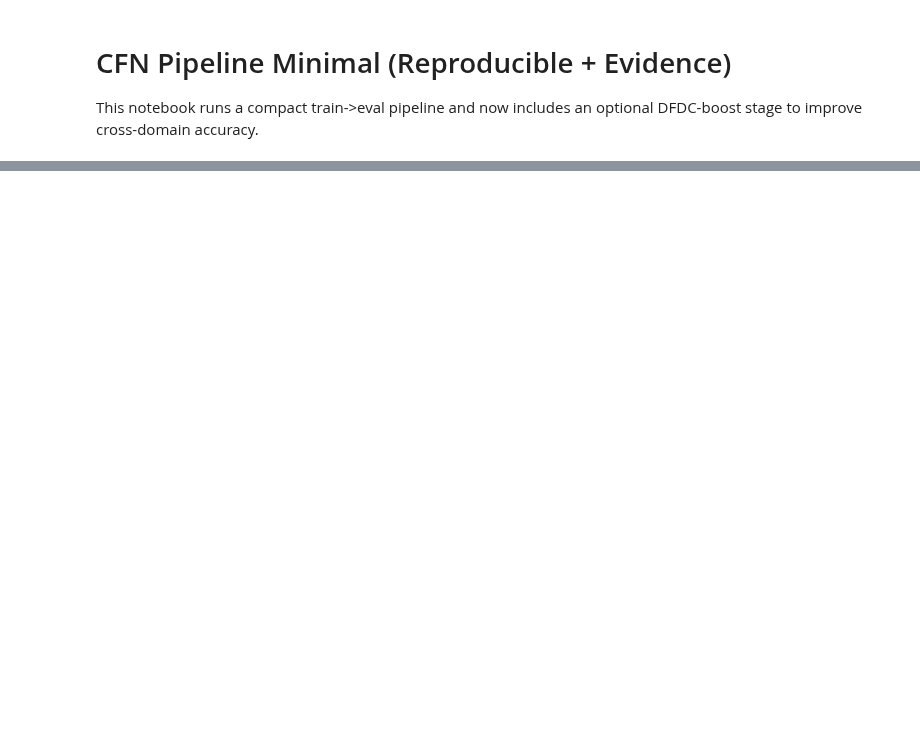
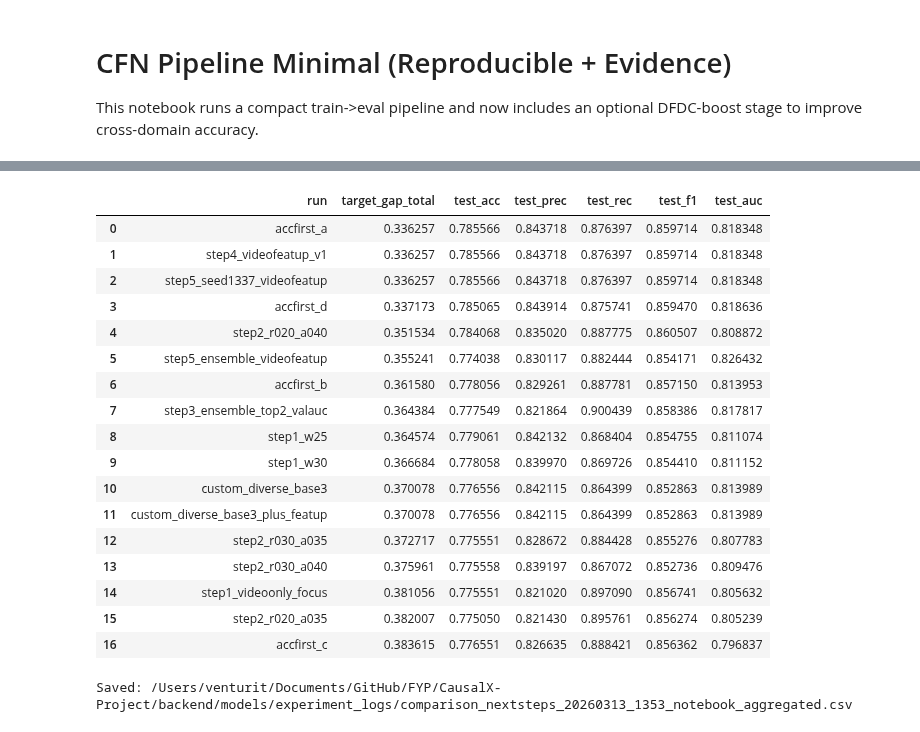
Before and after one commit to UmeshaSamarakoon/FYP, a Jupyter notebook: CausalX-Project/backend/notebooks/CFN_pipeline_min.ipynb, the cells around one changed output, grey strips where cells are left out. Cells and saved outputs as stored; diff of their text form; code cells hidden in the pictures; blank space fills up the shorter version.

Commit message:
Notebook files for improving accuracy for in-dataset evaluation on FakeAVCeleb dataset and techniques to test dfdc for cross-data validation

```diff
--- a/CausalX-Project/backend/notebooks/CFN_pipeline_min.ipynb
+++ b/CausalX-Project/backend/notebooks/CFN_pipeline_min.ipynb
@@ -250,0 +1248,80 @@ print('CFN_CALIBRATOR_THRESH=', os.environ['CFN_CALIBRATOR_THRESH'])
+# %%
+import json
+from pathlib import Path
+from datetime import datetime
+import pandas as pd
+
+targets = UPDATED_TARGETS
+
+logs_root = BACKEND_ROOT / 'models' / 'experiment_logs'
+
+def latest_file(pattern):
+    matches = sorted(logs_root.glob(pattern), key=lambda p: p.stat().st_mtime, reverse=True)
+    return matches[0] if matches else None
+
+summary_paths = {
+    # Accuracy-first runs
+    'accfirst_a': latest_file('fakeav_mrdf5cv_accfirst_a_*/cv_summary.json'),
+    'accfirst_b': latest_file('fakeav_mrdf5cv_accfirst_b_*/cv_summary.json'),
+    'accfirst_c': latest_file('fakeav_mrdf5cv_accfirst_c_*/cv_summary.json'),
+    'accfirst_d': latest_file('fakeav_mrdf5cv_accfirst_d_*/cv_summary.json'),
+
+    # Earlier stepwise runs
+    'step1_videoonly_focus': latest_file('fakeav_mrdf5cv_step1_videoonly_focus_*/cv_summary.json'),
+    'step1_w25': latest_file('fakeav_mrdf5cv_step1_aucrecov_w25_*/cv_summary.json'),
+    'step1_w30': latest_file('fakeav_mrdf5cv_step1_aucrecov_w30_*/cv_summary.json'),
+    'step2_r020_a035': latest_file('fakeav_mrdf5cv_step2_r020_a035_*/cv_summary.json'),
+    'step2_r020_a040': latest_file('fakeav_mrdf5cv_step2_r020_a040_*/cv_summary.json'),
+    'step2_r030_a035': latest_file('fakeav_mrdf5cv_step2_r030_a035_*/cv_summary.json'),
+    'step2_r030_a040': latest_file('fakeav_mrdf5cv_step2_r030_a040_*/cv_summary.json'),
+    'step3_ensemble_top2_valauc': latest_file('fakeav_mrdf5cv_step3_top2valauc_multiseed_*/ensemble_summary.json'),
+    'step4_videofeatup_v1': latest_file('fakeav_mrdf5cv_step4_videofeatup_v1_*/cv_summary.json'),
+    'step5_ensemble_videofeatup': latest_file('fakeav_mrdf5cv_step5_videofeatup_multiseed_multiseed_*/ensemble_summary.json'),
+    'step5_seed1337_videofeatup': latest_file('fakeav_mrdf5cv_step5_videofeatup_multiseed_s1337_*/cv_summary.json'),
+
+    # Custom ensembles
+    'custom_diverse_base3': latest_file('custom_diverse_ensemble_base3_*/ensemble_summary.json'),
+    'custom_diverse_base3_plus_featup': latest_file('custom_diverse_ensemble_base3_plus_featup_*/ensemble_summary.json'),
+}
+
+rows = []
+for name, p in summary_paths.items():
+    if p is None or not Path(p).exists():
+        continue
+    obj = json.loads(Path(p).read_text())
+    cv = obj.get('cv_metrics', {})
+    row = {'run': name, 'summary_path': str(p)}
+    for metric in ['test_acc', 'test_prec', 'test_rec', 'test_f1', 'test_auc']:
+        row[metric] = float(cv.get(metric, {}).get('mean', float('nan')))
+    row['target_gap_total'] = sum(max(0.0, targets[m] - row[m]) for m in targets)
+    rows.append(row)
+
+if not rows:
+    print('No summaries found.')
+else:
+    comp = pd.DataFrame(rows).sort_values(['target_gap_total', 'test_auc', 'test_acc'], ascending=[True, False, False]).reset_index(drop=True)
+    display(comp[['run', 'target_gap_total', 'test_acc', 'test_prec', 'test_rec', 'test_f1', 'test_auc']])
+    ts = datetime.now().strftime('%Y%m%d_%H%M')
+    out = BACKEND_ROOT / 'models/experiment_logs' / f'comparison_nextsteps_{ts}_notebook_aggregated.csv'
+    comp.to_csv(out, index=False)
+    print('Saved:', out)
+# %% [output]
+|  | run | target_gap_total | test_acc | test_prec | test_rec | test_f1 | test_auc |
+| 0 | accfirst_a | 0.336257 | 0.785566 | 0.843718 | 0.876397 | 0.859714 | 0.818348 |
+| 1 | step4_videofeatup_v1 | 0.336257 | 0.785566 | 0.843718 | 0.876397 | 0.859714 | 0.818348 |
+| 2 | step5_seed1337_videofeatup | 0.336257 | 0.785566 | 0.843718 | 0.876397 | 0.859714 | 0.818348 |
+| 3 | accfirst_d | 0.337173 | 0.785065 | 0.843914 | 0.875741 | 0.859470 | 0.818636 |
+| 4 | step2_r020_a040 | 0.351534 | 0.784068 | 0.835020 | 0.887775 | 0.860507 | 0.808872 |
+| 5 | step5_ensemble_videofeatup | 0.355241 | 0.774038 | 0.830117 | 0.882444 | 0.854171 | 0.826432 |
+| 6 | accfirst_b | 0.361580 | 0.778056 | 0.829261 | 0.887781 | 0.857150 | 0.813953 |
+| 7 | step3_ensemble_top2_valauc | 0.364384 | 0.777549 | 0.821864 | 0.900439 | 0.858386 | 0.817817 |
+| 8 | step1_w25 | 0.364574 | 0.779061 | 0.842132 | 0.868404 | 0.854755 | 0.811074 |
+| 9 | step1_w30 | 0.366684 | 0.778058 | 0.839970 | 0.869726 | 0.854410 | 0.811152 |
+| 10 | custom_diverse_base3 | 0.370078 | 0.776556 | 0.842115 | 0.864399 | 0.852863 | 0.813989 |
+| 11 | custom_diverse_base3_plus_featup | 0.370078 | 0.776556 | 0.842115 | 0.864399 | 0.852863 | 0.813989 |
+| 12 | step2_r030_a035 | 0.372717 | 0.775551 | 0.828672 | 0.884428 | 0.855276 | 0.807783 |
+| 13 | step2_r030_a040 | 0.375961 | 0.775558 | 0.839197 | 0.867072 | 0.852736 | 0.809476 |
+| 14 | step1_videoonly_focus | 0.381056 | 0.775551 | 0.821020 | 0.897090 | 0.856741 | 0.805632 |
+| 15 | step2_r020_a035 | 0.382007 | 0.775050 | 0.821430 | 0.895761 | 0.856274 | 0.805239 |
+| 16 | accfirst_c | 0.383615 | 0.776551 | 0.826635 | 0.888421 | 0.856362 | 0.796837 |
+Saved: /Users/venturit/Documents/GitHub/FYP/CausalX-Project/backend/models/experiment_logs/comparison_nextsteps_20260313_1353_notebook_aggregated.csv
```
Also changed, not shown: parts of 108 cells of this notebook, 8 other files.
